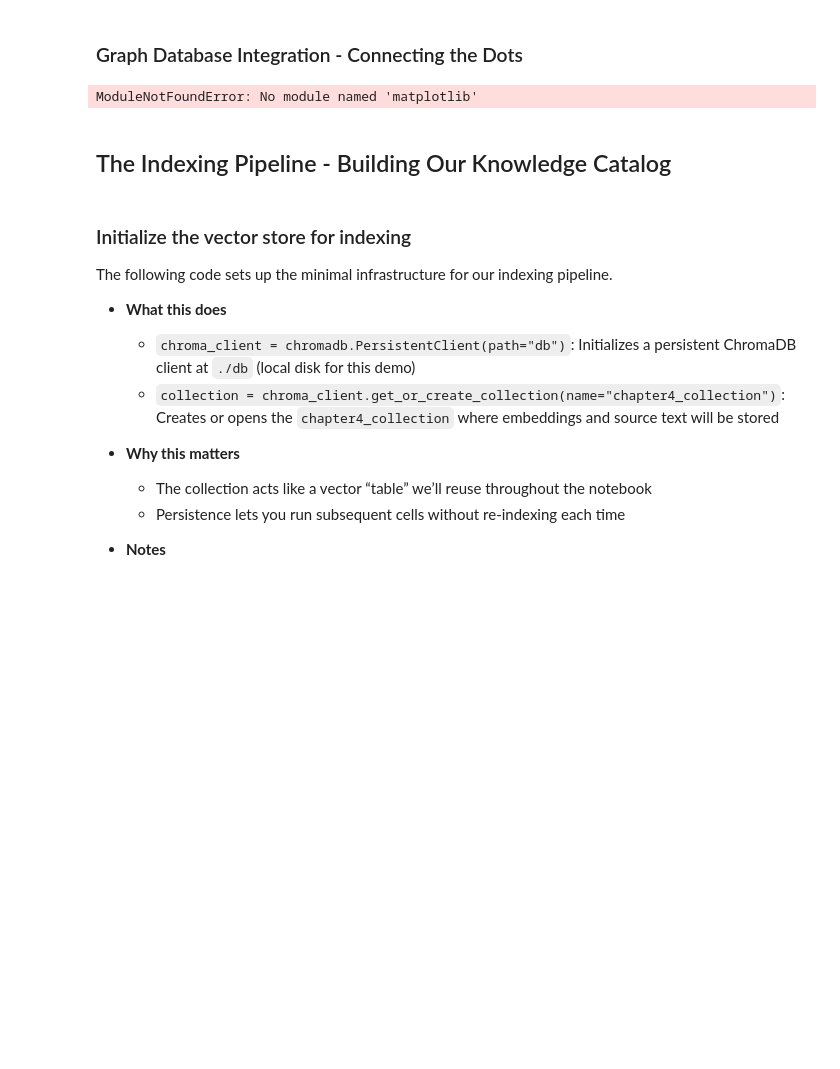
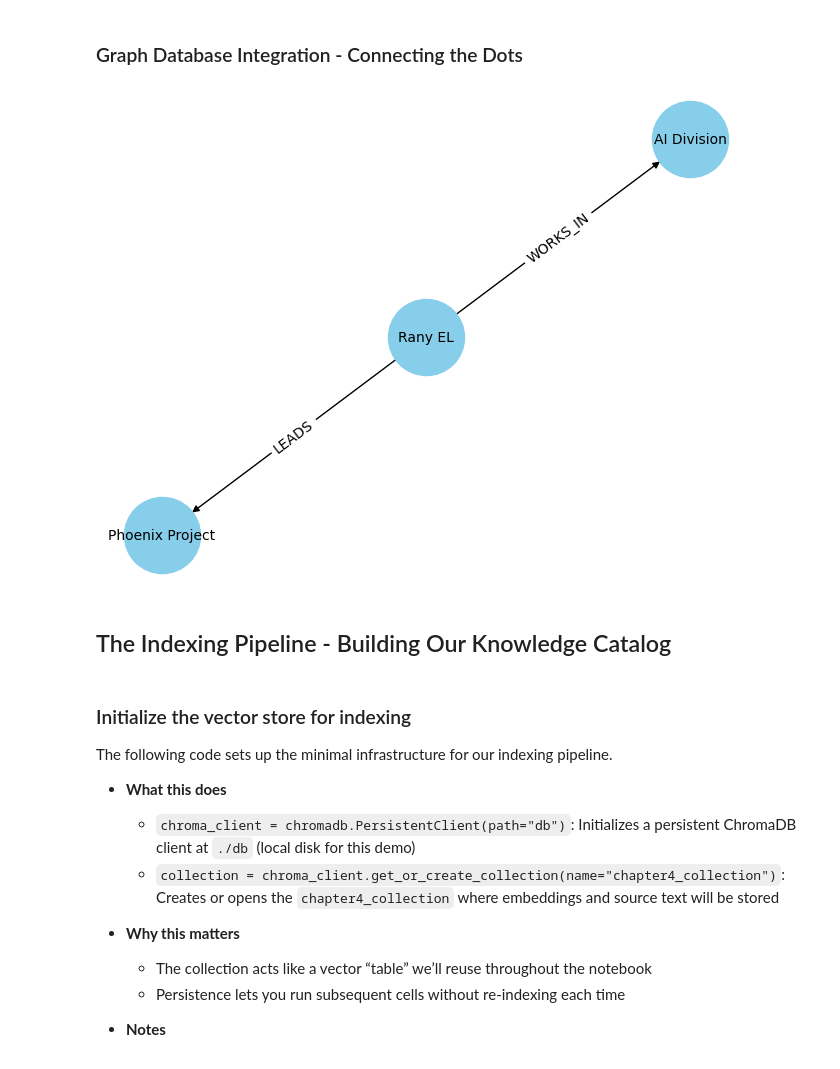
Before and after one commit to PacktPublishing/Data-Strategy-for-LLMs, a Jupyter notebook: chapter_03/Jupyter_Notebooks/Chapter_3_Notebook.ipynb, the cells around one changed output. Drawn from its saved outputs; the diff is of its cells as text; code cells hidden in the pictures; blank space fills up the shorter version.

Commit message:
Chapter 3 notebook: fix all errors, fully working (41/41 cells pass)

```diff
--- a/chapter_03/Jupyter_Notebooks/Chapter_3_Notebook.ipynb
+++ b/chapter_03/Jupyter_Notebooks/Chapter_3_Notebook.ipynb
@@ -1535,33 +1542,40 @@ Similarity between adjacent sentences:
 ### Graph Database Integration - Connecting the Dots
 # %%
 # You'll need to install networkx and matplotlib to visualize the graph
-# pip install networkx matplotlib
+import sys, subprocess
+for pkg in ['networkx', 'matplotlib']:
+    try:
+        subprocess.run([sys.executable, '-m', 'pip', 'install', pkg, '--quiet'],
+                       check=True, capture_output=True, text=True)
+    except subprocess.CalledProcessError:
+        subprocess.run([sys.executable, '-m', 'pip', 'install', pkg, '--quiet', '--break-system-packages'],
+                       check=False, capture_output=True, text=True)
 
 import networkx as nx
 import matplotlib.pyplot as plt
 
 # Create a new directed graph
 G = nx.DiGraph()
 
 # Add nodes with properties (attributes)
 G.add_node("Rany EL", type='Person', title='Senior Manager')
 G.add_node("Phoenix Project", type='Project')
 G.add_node("AI Division", type='Division')
 
 # Add directed relationships (edges) between the nodes
 G.add_edge("Rany EL", "Phoenix Project", label='LEADS')
 G.add_edge("Rany EL", "AI Division", label='WORKS_IN')
 
 # Now, let's do a simple visualization to see what we've built
 pos = nx.spring_layout(G)
 edge_labels = nx.get_edge_attributes(G, 'label')
 
 nx.draw(G, pos, with_labels=True, node_size=3000, node_color='skyblue', font_size=10)
 nx.draw_networkx_edge_labels(G, pos, edge_labels=edge_labels)
 
 plt.show()
 # %% [output]
-ModuleNotFoundError: No module named 'matplotlib'
+[figure, added]
 # %% [markdown]
 ## The Indexing Pipeline - Building Our Knowledge Catalog
 # %% [markdown]
```
Also changed, not shown: parts of 17 cells of this notebook.
